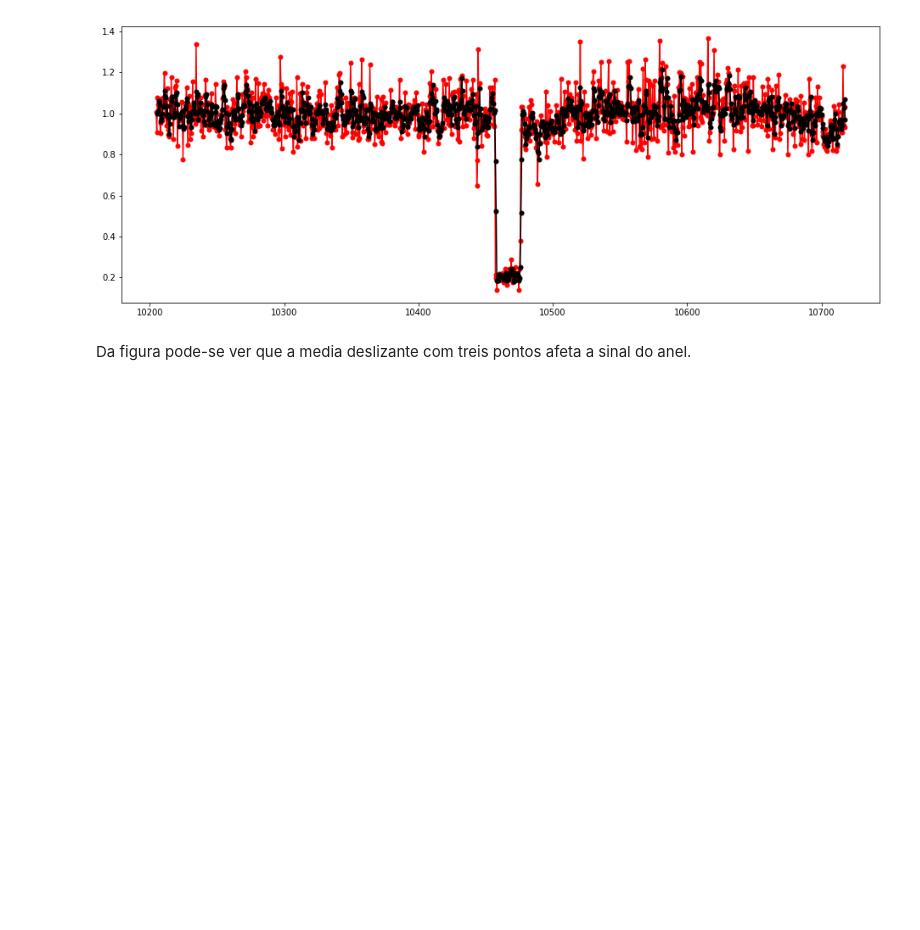
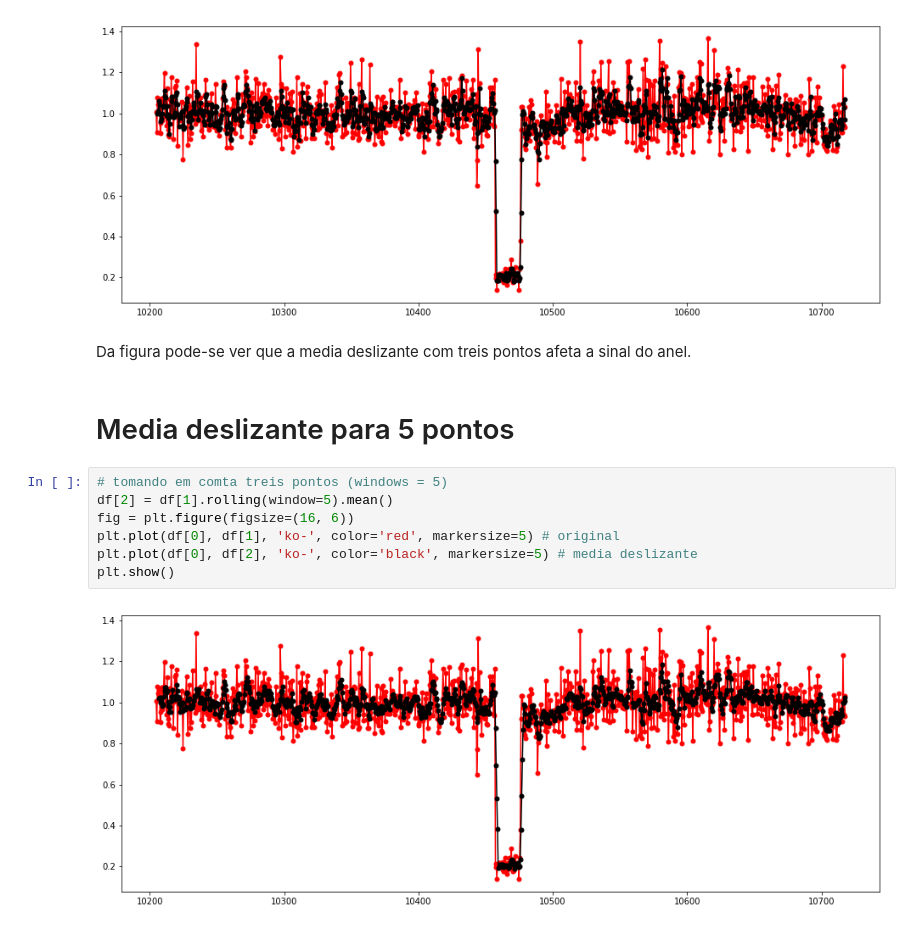
Before and after one commit to fredifqh/occu_chariklo, a Jupyter notebook: photometry_chariklo.ipynb, the cells around one changed output. Cells and saved outputs as stored; diff of their text form; blank space fills up the shorter version.

```diff
--- a/photometry_chariklo.ipynb
+++ b/photometry_chariklo.ipynb
@@ -51,3 +50,14 @@ plt.show()
 [figure]
 # %% [markdown]
 Da figura pode-se ver que a media deslizante com treis pontos afeta a sinal do anel.
+# %% [markdown]
+# Media deslizante para 5 pontos
+# %%
+# tomando em comta treis pontos (windows = 5)
+df[2] = df[1].rolling(window=5).mean()
+fig = plt.figure(figsize=(16, 6))
+plt.plot(df[0], df[1], 'ko-', color='red', markersize=5) # original
+plt.plot(df[0], df[2], 'ko-', color='black', markersize=5) # media deslizante
+plt.show()
+# %% [output]
+[figure, added]
```
Also changed, not shown: parts of 6 cells of this notebook.
